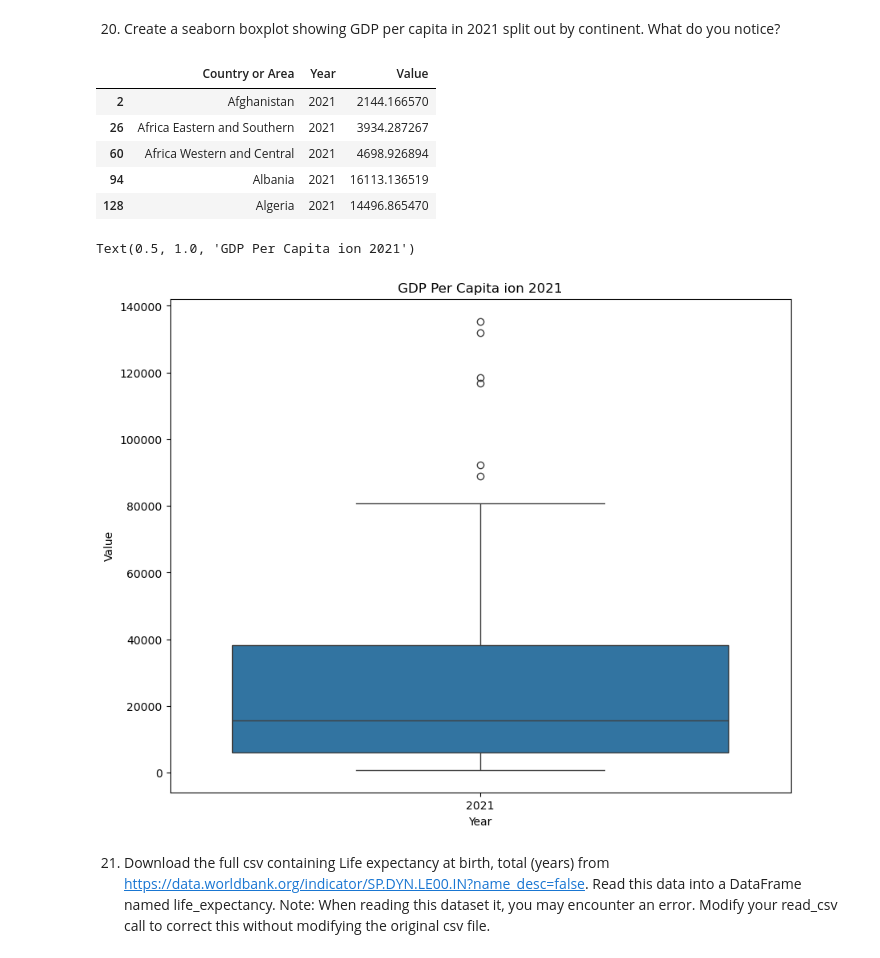
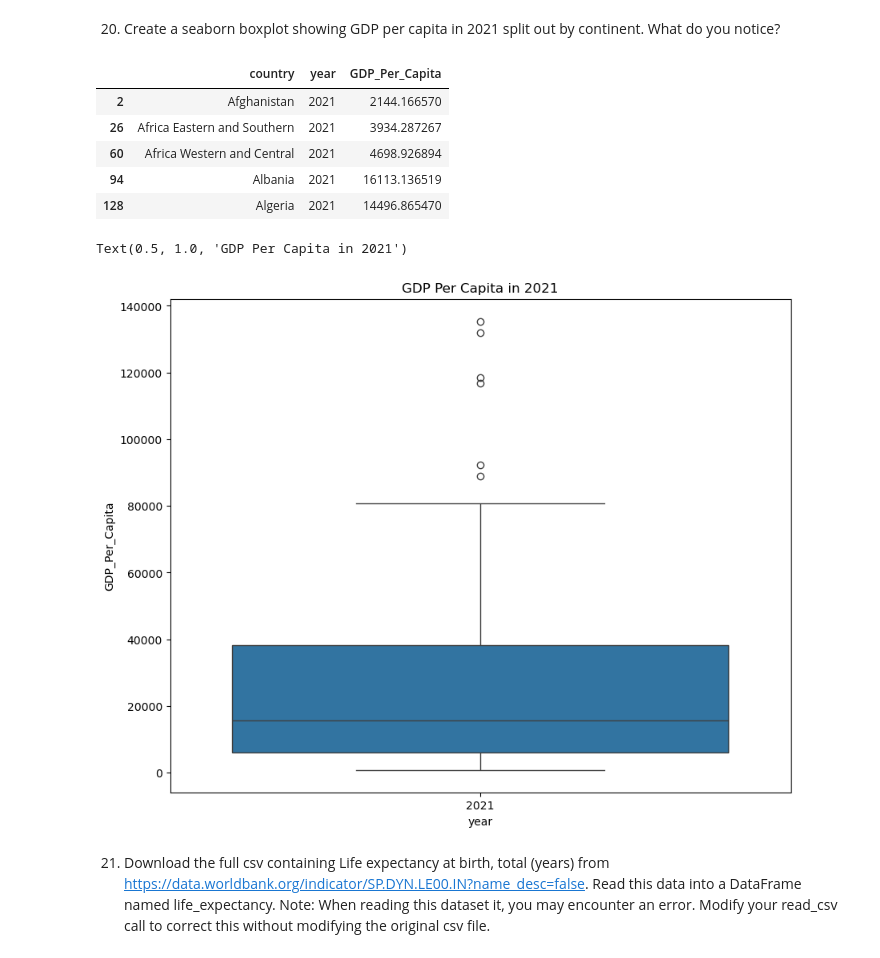
Before and after one commit to nss-data-science-cohort-9/un-exploration-joshwtacker, a Jupyter notebook: Notebook/UN_Data_Exploration.ipynb, the cells around one changed output. Cells and saved outputs as stored; diff of their text form; code cells hidden in the pictures.

```diff
--- a/Notebook/UN_Data_Exploration.ipynb
+++ b/Notebook/UN_Data_Exploration.ipynb
@@ -56,7 +56,7 @@ gdp_df.tail(10)
 # %%
 gdp_df = gdp_df.drop(columns=["Value Footnotes"])
 # %%
-gdp_df.rename(columns={
+gdp_df = gdp_df.rename(columns={
     'Country or Area': 'country',
     'Year': 'year',
     'Value': 'GDP_Per_Capita'
@@ -325,6 +328,6 @@ continents
 # %% [markdown]
 18. Merge gdp_df and continents. Keep only the countries that appear in both data frames. Save the result back to gdp_df.
 # %%
-gdp_df= pd.merge(gdp_df, continents, left_on='Country or Area', right_on='Country', how='inner')
+gdp_df= pd.merge(gdp_df, continents, left_on='country', right_on='Country', how='inner')
 gdp_df
 # %% [output]
@@ -353,10 +356,10 @@ plt.title('Countries Per Continent' );
 # %% [markdown]
 20. Create a seaborn boxplot showing GDP per capita in 2021 split out by continent. What do you notice?
 # %%
-gdp_2021_continent = gdp_df[gdp_df['Year'] == 2021]
+gdp_2021_continent = gdp_df[gdp_df['year'] == 2021]
 gdp_2021.head()
 # %% [output]
-|  | Country or Area | Year | Value |
+|  | country | year | GDP_Per_Capita |
 | 2 | Afghanistan | 2021 | 2144.166570 |
 | 26 | Africa Eastern and Southern | 2021 | 3934.287267 |
 | 60 | Africa Western and Central | 2021 | 4698.926894 |
@@ -364,11 +367,11 @@ gdp_2021.head()
 | 128 | Algeria | 2021 | 14496.865470 |
 # %%
 plt.figure(figsize = (10,8))
-sns.boxplot(data = gdp_2021_continent.sort_values('Value'), x = "Year", y = "Value");
-plt.title("GDP Per Capita ion 2021")
+sns.boxplot(data = gdp_2021_continent.sort_values('GDP_Per_Capita'), x = "year", y = "GDP_Per_Capita");
+plt.title("GDP Per Capita in 2021")
 # %% [output]
-Text(0.5, 1.0, 'GDP Per Capita ion 2021')
+Text(0.5, 1.0, 'GDP Per Capita in 2021')
-[figure, old version]
+[figure, new version]
 # %% [markdown]
 21. Download the full csv containing Life expectancy at birth, total (years) from https://data.worldbank.org/indicator/SP.DYN.LE00.IN?name_desc=false. Read this data into a DataFrame named life_expectancy. Note: When reading this dataset it, you may encounter an error. Modify your read_csv call to correct this without modifying the original csv file.
 # %%
```
Also changed, not shown: parts of 37 cells of this notebook.
